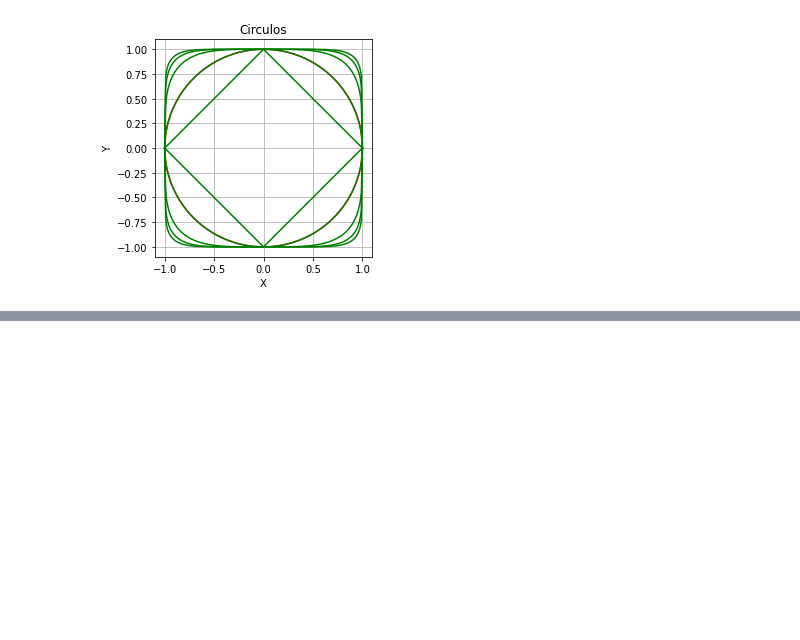
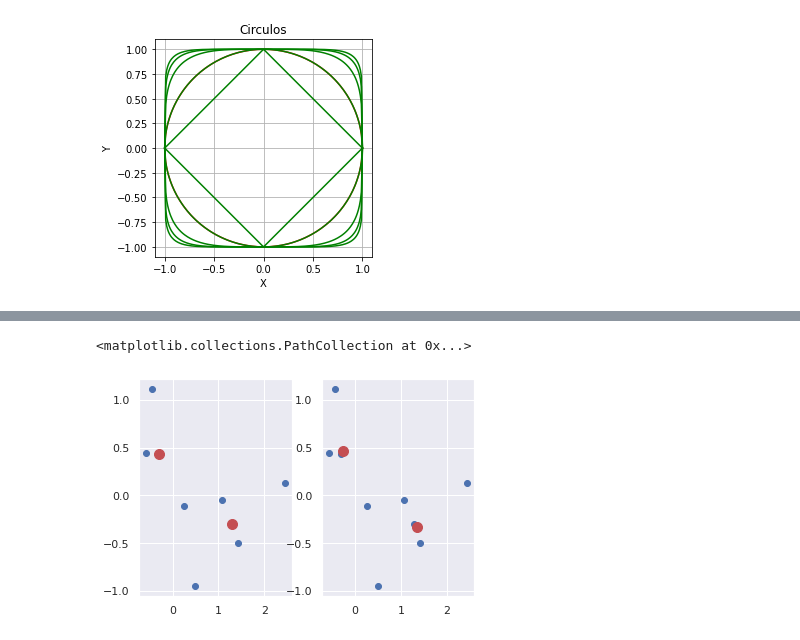
Before and after one commit to juli2410/Algebra2022, a Jupyter notebook: section3.ipynb, the cells around one changed output, grey strips where cells are left out. Cells and saved outputs as stored; diff of their text form; code cells hidden in the pictures; blank space fills up the shorter version.

```diff
--- a/section3.ipynb
+++ b/section3.ipynb
@@ -111,0 +170,9 @@ plt.show()
+# %%
+def closest_centroid(points, centroids):
+    """returns an array containing the index to the nearest centroid for each point"""
+    p=2
+    distances=np.power(((points - centroids[:, np.newaxis])**p).sum(axis=2),1/p)
+
+    # distances construye la matriz de la distancia de cada centroide con todos los puntos de esta forma l aprimera linea es la distacia de del primer centroide con el resto de los puntos en su orden
+    return np.argmin(distances, axis=0)
+    # cuando retorna reorn al posisción del minimo en cada columna
@@ -111,0 +181,18 @@ plt.show()
+# %%
+def move_centroids(points, closest, centroids):
+    """returns the new centroids assigned from the points closest to them"""
+    return np.array([points[closest==k].mean(axis=0) for k in range(centroids.shape[0])])
+# %%
+plt.subplot(121)
+plt.scatter(points[:, 0], points[:, 1])
+centroids = initialize_centroids(points, 2)
+plt.scatter(centroids[:, 0], centroids[:, 1], c='r', s=100)
+
+plt.subplot(122)
+plt.scatter(points[:, 0], points[:, 1])
+closest = closest_centroid(points, centroids)
+centroids = move_centroids(points, closest, centroids)
+plt.scatter(centroids[:, 0], centroids[:, 1], c='r', s=100)
+# %% [output]
+<matplotlib.collections.PathCollection at 0x...>
+[figure, added]
```
Also changed, not shown: parts of 20 cells of this notebook, 7 other files.
